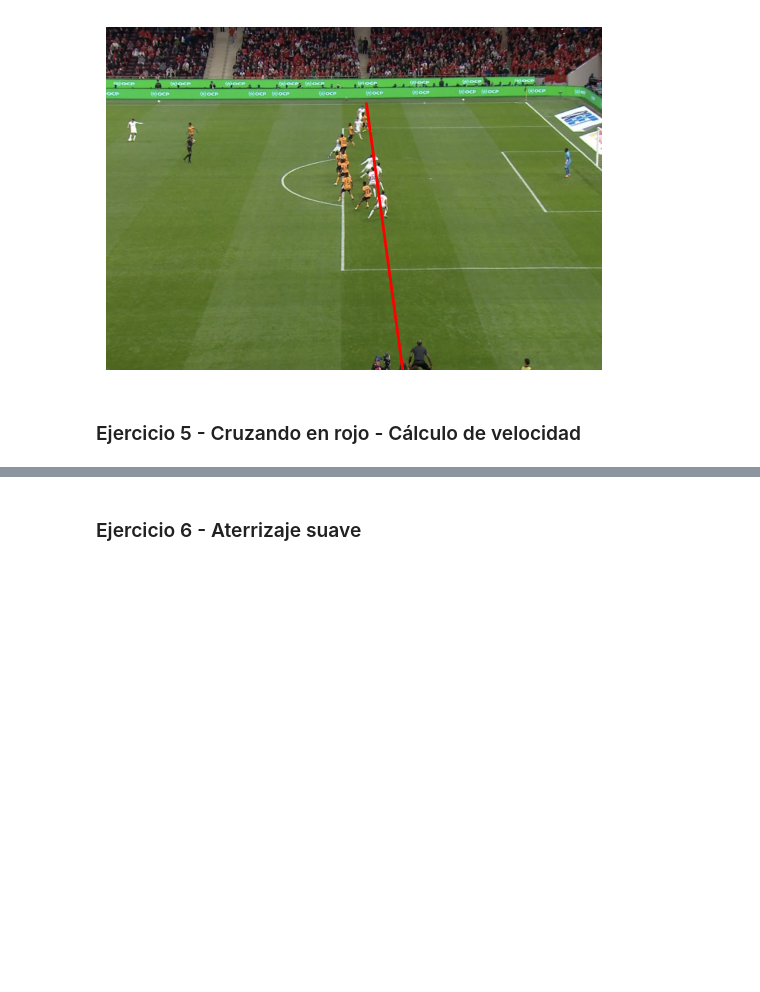
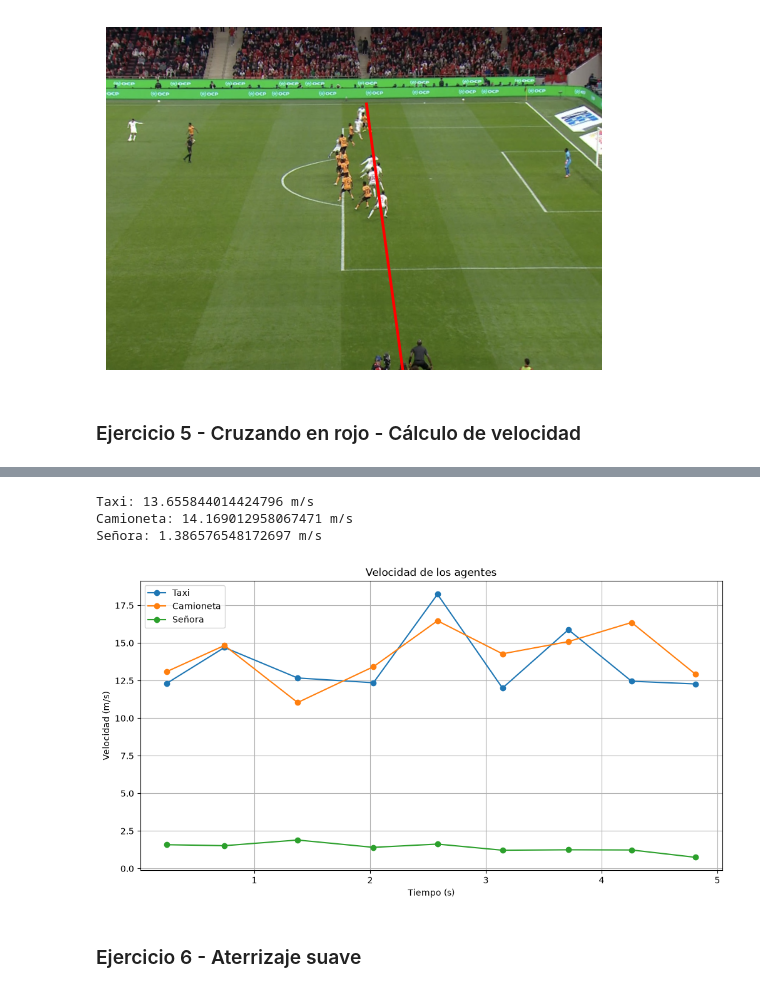
Before and after one commit to pizzanaranja/tp_alc_sigma_mas_grande, a Jupyter notebook: grupo_sigma_mayor_TP.ipynb, the cells around one changed output, grey strips where cells are left out. Drawn from its saved outputs; the diff is of its cells as text; code cells hidden in the pictures; blank space fills up the shorter version.

```diff
--- a/grupo_sigma_mayor_TP.ipynb
+++ b/grupo_sigma_mayor_TP.ipynb
@@ -699,4 +697,57 @@ Homografía:
 [figure]
+# %%
+from alc import pasar_a_real, calcularVelocidades
+
+H_img_salguero_inv = inversa(H_img_salguero)
+
+taxi_px = np.loadtxt("taxi.txt", delimiter=";")
+senora_px = np.loadtxt("senora.txt", delimiter=";")
+camioneta_px = np.loadtxt("camioneta.txt", delimiter=";")
+
+taxi_pts = pasar_a_real(taxi_px, H_img_salguero_inv)
+senora_pts = pasar_a_real(senora_px, H_img_salguero_inv)
+camioneta_pts = pasar_a_real(camioneta_px, H_img_salguero_inv)
+tiempos = np.array([
+    0.000,
+    0.484,
+    0.999,
+    1.748,
+    2.309,
+    2.855,
+    3.432,
+    3.994,
+    4.524,
+    5.102
+])
+
+taxi_vel = calcularVelocidades(taxi_pts, tiempos)
+senora_vel = calcularVelocidades(senora_pts, tiempos)
+camioneta_vel = calcularVelocidades(camioneta_pts, tiempos)
+
+print("Taxi:", np.mean(taxi_vel), "m/s")
+print("Camioneta:", np.mean(camioneta_vel), "m/s")
+print("Señora:", np.mean(senora_vel), "m/s")
+
+tiempos_medios = (tiempos[:-1] + tiempos[1:]) / 2
+
+plt.figure(figsize=(12, 6))
+
+plt.plot(tiempos_medios, taxi_vel, marker="o", label="Taxi")
+plt.plot(tiempos_medios, camioneta_vel, marker="o", label="Camioneta")
+plt.plot(tiempos_medios, senora_vel, marker="o", label="Señora")
+
+plt.xlabel("Tiempo (s)")
+plt.ylabel("Velocidad (m/s)")
+plt.title("Velocidad de los agentes")
+plt.legend()
+plt.grid()
+
+plt.show()
+# %% [output]
+Taxi: 13.655844014424796 m/s
+Camioneta: 14.169012958067471 m/s
+Señora: 1.386576548172697 m/s
+[figure, added]
 # %% [markdown]
 ### Ejercicio 6 - Aterrizaje suave
 # %% [markdown]
```
Also changed, not shown: parts of 4 cells of this notebook, 1 other file.
